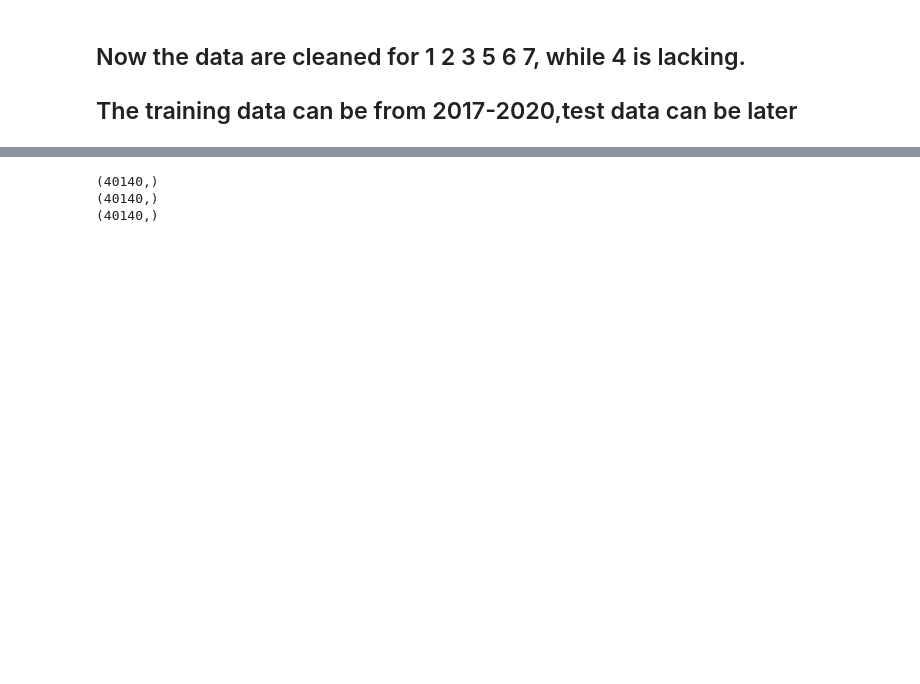
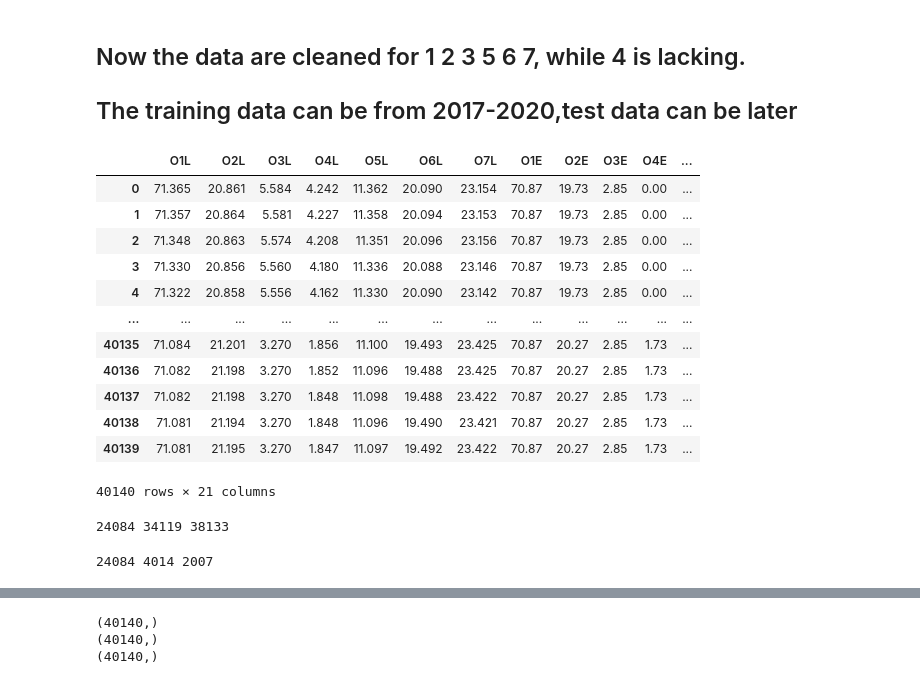
Before and after one commit to 2359181042/GNN_cs224w, a Jupyter notebook: Ireland_wells.ipynb, the cells around one changed output, grey strips where cells are left out. Cells and saved outputs as stored; diff of their text form; code cells hidden in the pictures; blank space fills up the shorter version.

```diff
--- a/Ireland_wells.ipynb
+++ b/Ireland_wells.ipynb
@@ -78,7 +78,7 @@ tqdm.pandas()
 # 1. analyze our data
   #### The data include eight wells between Galway City and Lahinch City in Ireland island. We consider the hourly data from 2016.11.28 13:00-2021.7.1 0:00: groundwater level, thelog_elevation, and the rain, temp and vapour pressure.
 # %%
-df=pd.read_csv(os.path.join(DATA_PATH,'Data.csv'))
+df=pd.read_csv(os.path.join(DATA_PATH,'Data1.csv'))
 loc=pd.read_csv(os.path.join(DATA_PATH,'sets.csv'))
 df['Date'] = pd.to_datetime(df['Time'])
 df['Day'] = df['Date'].dt.day
@@ -144,6 +154,10 @@ axs[6].plot(df.index, df['O7L'])
 df2=df
 df2['O1E']=df2['O1E'].fillna(method='ffill', axis=0)
 df2['O3E']=df2['O3E'].fillna(method='ffill', axis=0)
+df2['O4Etrain']=df2['O4E'].iloc[:27960]
+print(df2[])
+df2['O4Etest']=df2['O4E'].iloc[33940:]
+df2['O4ENew']=df2
 df2['O5E']=df2['O5E'].fillna(method='ffill', axis=0)
 df2['O1L']=df2['O1L'].fillna(method='ffill', axis=0)
 df2['O3L']=df2['O3L'].fillna(method='ffill', axis=0)
@@ -167,3 +201,61 @@ axs[6].plot(df2.index, df2['O7L'])
 ## Now the data are cleaned for 1 2 3 5 6 7, while 4 is lacking.
 
 ## The training data can be from 2017-2020,test data can be later
+# %%
+rows=[]
+for _, row in tqdm(df2.iterrows(),total = df2.shape[0]):
+  row_data=dict(
+      O1L=row.O1L,
+      O2L=row.O2L,
+      O3L=row.O3L,
+      O4L=row.O4L,
+      O5L=row.O5L,
+      O6L=row.O6L,
+      O7L=row.O7L,
+      O1E=row.O1E,
+      O2E=row.O2E,
+      O3E=row.O3E,
+      O4E=row.O4E,
+      O5E=row.O5E,
+      O6E=row.O6E,
+      O7E=row.O7E,
+      rain=row.rain,
+      temp=row.temp,
+      vp=row.vp,
+      day=row.Day,
+      month=row.Month,
+      year=row.Year,
+      hour=row.Hour
+  )
+  rows.append(row_data)
+features_df=pd.DataFrame(rows)
+# %%
+features_df
+# %% [output]
+|  | O1L | O2L | O3L | O4L | O5L | O6L | O7L | O1E | O2E | O3E | O4E | ... |
+| 0 | 71.365 | 20.861 | 5.584 | 4.242 | 11.362 | 20.090 | 23.154 | 70.87 | 19.73 | 2.85 | 0.00 | ... |
+| 1 | 71.357 | 20.864 | 5.581 | 4.227 | 11.358 | 20.094 | 23.153 | 70.87 | 19.73 | 2.85 | 0.00 | ... |
+| 2 | 71.348 | 20.863 | 5.574 | 4.208 | 11.351 | 20.096 | 23.156 | 70.87 | 19.73 | 2.85 | 0.00 | ... |
+| 3 | 71.330 | 20.856 | 5.560 | 4.180 | 11.336 | 20.088 | 23.146 | 70.87 | 19.73 | 2.85 | 0.00 | ... |
+| 4 | 71.322 | 20.858 | 5.556 | 4.162 | 11.330 | 20.090 | 23.142 | 70.87 | 19.73 | 2.85 | 0.00 | ... |
+| ... | ... | ... | ... | ... | ... | ... | ... | ... | ... | ... | ... | ... |
+| 40135 | 71.084 | 21.201 | 3.270 | 1.856 | 11.100 | 19.493 | 23.425 | 70.87 | 20.27 | 2.85 | 1.73 | ... |
+| 40136 | 71.082 | 21.198 | 3.270 | 1.852 | 11.096 | 19.488 | 23.425 | 70.87 | 20.27 | 2.85 | 1.73 | ... |
+| 40137 | 71.082 | 21.198 | 3.270 | 1.848 | 11.098 | 19.488 | 23.422 | 70.87 | 20.27 | 2.85 | 1.73 | ... |
+| 40138 | 71.081 | 21.194 | 3.270 | 1.848 | 11.096 | 19.490 | 23.421 | 70.87 | 20.27 | 2.85 | 1.73 | ... |
+| 40139 | 71.081 | 21.195 | 3.270 | 1.847 | 11.097 | 19.492 | 23.422 | 70.87 | 20.27 | 2.85 | 1.73 | ... |
+40140 rows × 21 columns
+# %%
+train_size= int(len(features_df)*0.6)
+val_size=int(len(features_df)*0.85)
+test_size=int(len(features_df)*0.95)
+print(train_size,val_size,test_size)
+# %% [output]
+24084 34119 38133
+# %%
+train_df=features_df[:train_size]
+val_df=features_df[val_size:test_size]
+test_df=features_df[test_size:]
+print(len(train_df),len(val_df),len(test_df))
+# %% [output]
+24084 4014 2007
```
Also changed, not shown: parts of 30 cells of this notebook.
